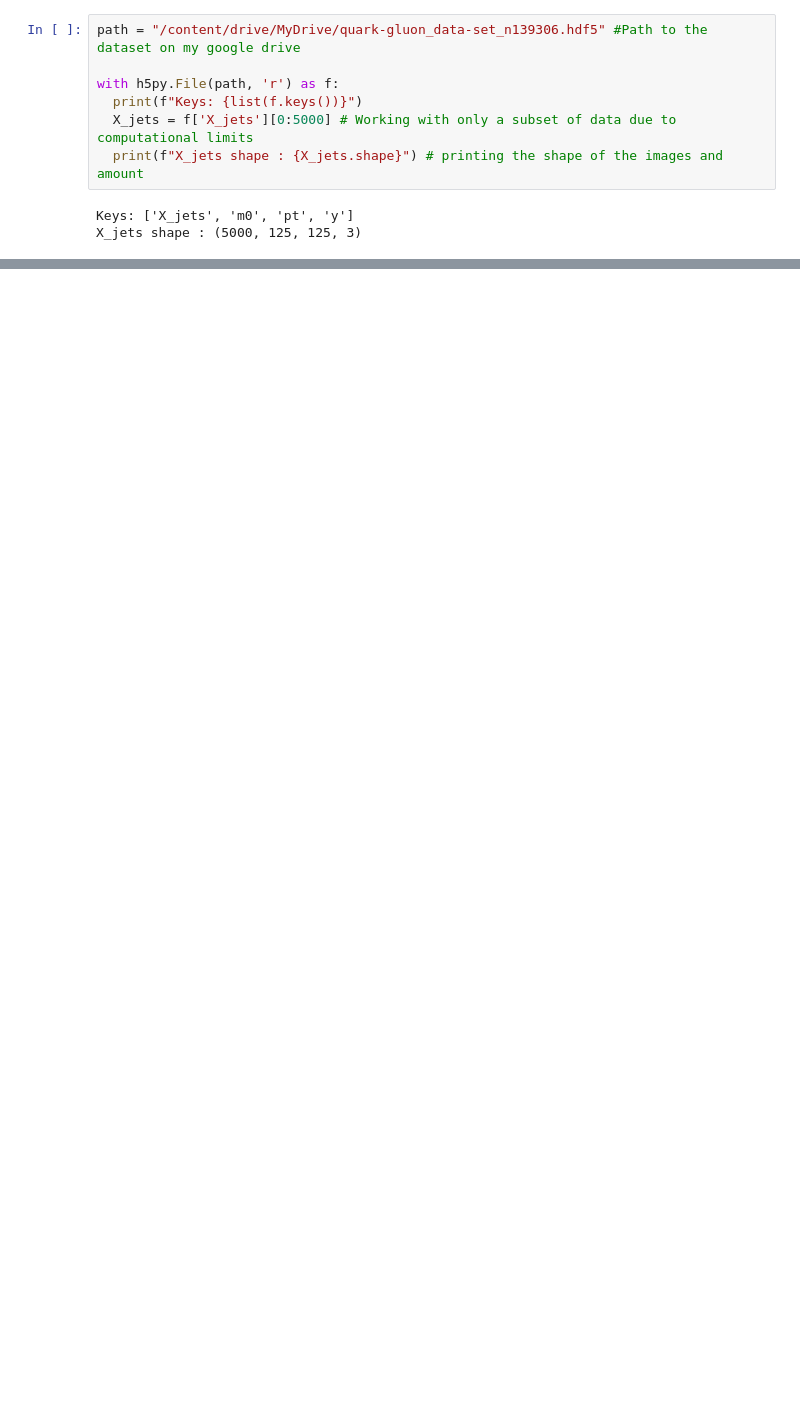
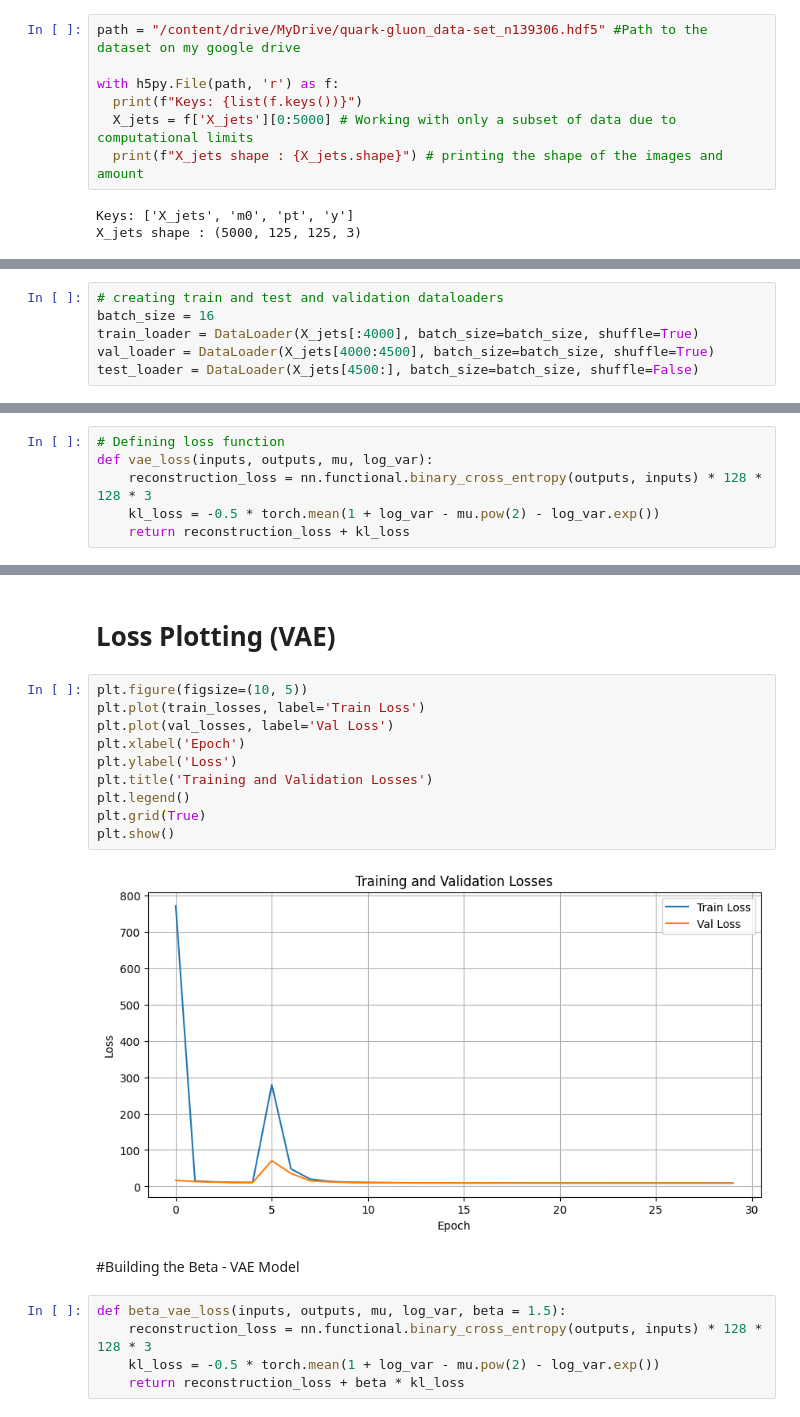
Before and after one commit to Kitsunnneee/Common-Task-1, a Jupyter notebook: Common_Task_1(VAE).ipynb, the cells around one changed output, grey strips where cells are left out. Saved outputs shown, nothing was run; the diff lists cells and outputs as text; blank space fills up the shorter version.

```diff
--- a/Common_Task_1(VAE).ipynb
+++ b/Common_Task_1(VAE).ipynb
@@ -360,0 +144,6 @@ Ways to improve the model:
+# %%
+# creating train and test and validation dataloaders
+batch_size = 16
+train_loader = DataLoader(X_jets[:4000], batch_size=batch_size, shuffle=True)
+val_loader = DataLoader(X_jets[4000:4500], batch_size=batch_size, shuffle=True)
+test_loader = DataLoader(X_jets[4500:], batch_size=batch_size, shuffle=False)
@@ -360,0 +203,6 @@ Ways to improve the model:
+# %%
+# Defining loss function
+def vae_loss(inputs, outputs, mu, log_var):
+    reconstruction_loss = nn.functional.binary_cross_entropy(outputs, inputs) * 128 * 128 * 3
+    kl_loss = -0.5 * torch.mean(1 + log_var - mu.pow(2) - log_var.exp())
+    return reconstruction_loss + kl_loss
@@ -360,0 +312,21 @@ Ways to improve the model:
+# %% [markdown]
+# Loss Plotting (VAE)
+# %%
+plt.figure(figsize=(10, 5))
+plt.plot(train_losses, label='Train Loss')
+plt.plot(val_losses, label='Val Loss')
+plt.xlabel('Epoch')
+plt.ylabel('Loss')
+plt.title('Training and Validation Losses')
+plt.legend()
+plt.grid(True)
+plt.show()
+# %% [output]
+[figure, added]
+# %% [markdown]
+#Building the Beta - VAE Model
+# %%
+def beta_vae_loss(inputs, outputs, mu, log_var, beta = 1.5):
+    reconstruction_loss = nn.functional.binary_cross_entropy(outputs, inputs) * 128 * 128 * 3
+    kl_loss = -0.5 * torch.mean(1 + log_var - mu.pow(2) - log_var.exp())
+    return reconstruction_loss + beta * kl_loss
```
Also changed, not shown: parts of 60 cells of this notebook.
